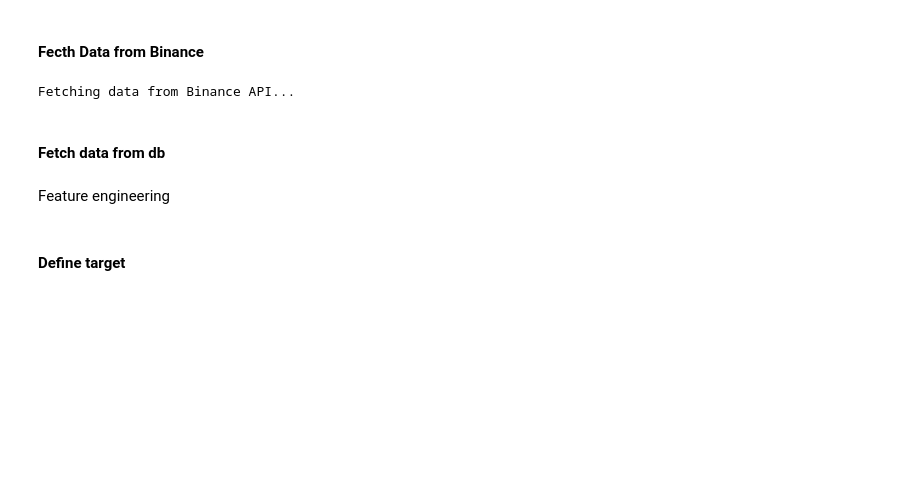
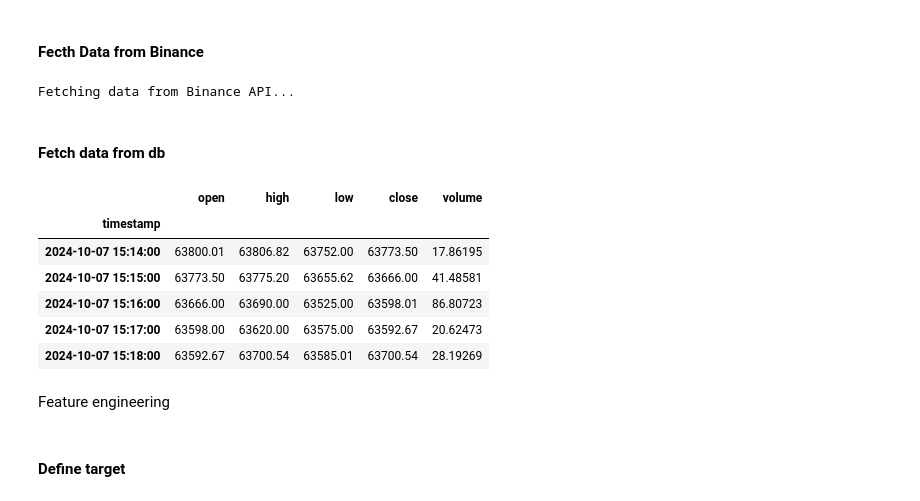
Before and after one commit to eycewind/binbot, a Jupyter notebook: linear-1min-rnn.ipynb, the cells around one changed output. Cells and saved outputs as stored; diff of their text form; code cells hidden in the pictures; blank space fills up the shorter version.

```diff
--- a/linear-1min-rnn.ipynb
+++ b/linear-1min-rnn.ipynb
@@ -90,6 +90,15 @@ Fetching data from Binance API...
 # %%
 #Fetch data from db
 df = binance_client.fetch_data_from_db(pair)
+df.head()
+# %% [output]
+|  | open | high | low | close | volume |
+| timestamp |  |  |  |  |  |
+| 2024-10-07 15:14:00 | 63800.01 | 63806.82 | 63752.00 | 63773.50 | 17.86195 |
+| 2024-10-07 15:15:00 | 63773.50 | 63775.20 | 63655.62 | 63666.00 | 41.48581 |
+| 2024-10-07 15:16:00 | 63666.00 | 63690.00 | 63525.00 | 63598.01 | 86.80723 |
+| 2024-10-07 15:17:00 | 63598.00 | 63620.00 | 63575.00 | 63592.67 | 20.62473 |
+| 2024-10-07 15:18:00 | 63592.67 | 63700.54 | 63585.01 | 63700.54 | 28.19269 |
 # %% [markdown]
 Feature engineering
 # %%
```
Also changed, not shown: parts of 10 cells of this notebook, 10 other files.
